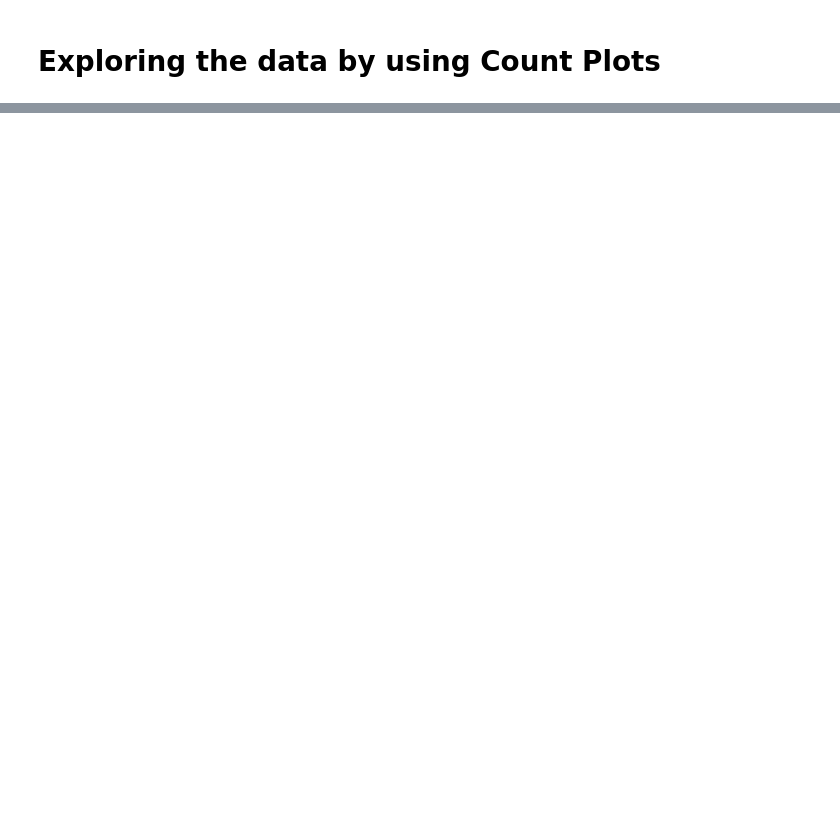
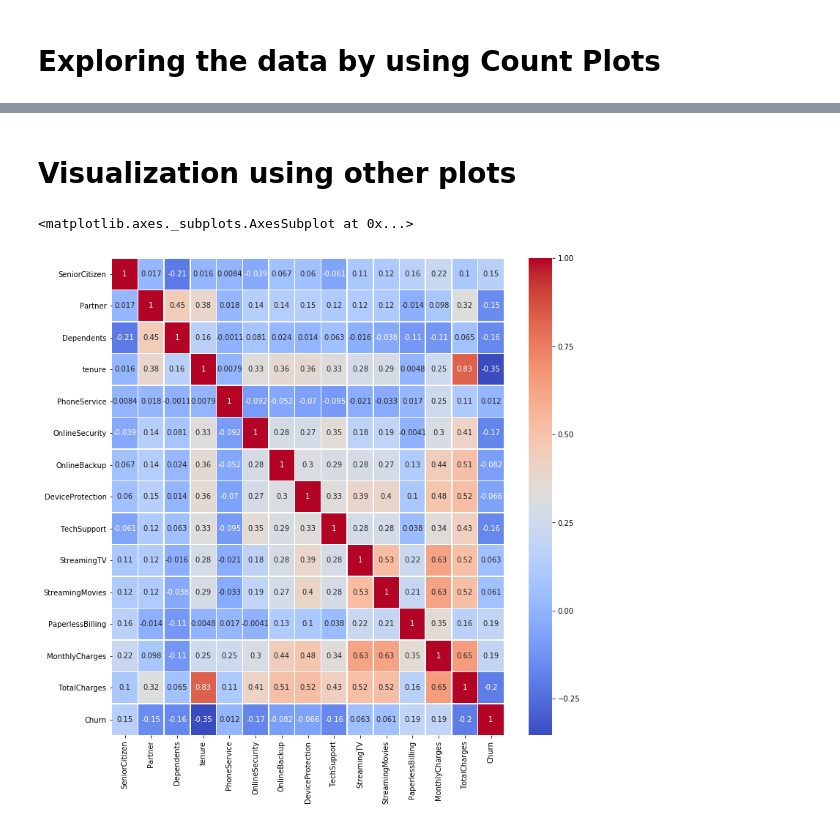
Before and after one commit to aadideshpande/Exploratory-Data-Analysis-of-Telco-Churn-dataset, a Jupyter notebook: eda-1.ipynb, the cells around one changed output, grey strips where cells are left out. Drawn from its saved outputs; the diff is of its cells as text; code cells hidden in the pictures; blank space fills up the shorter version.

```diff
--- a/eda-1.ipynb
+++ b/eda-1.ipynb
@@ -140,0 +269,8 @@ print('% of churners are ' , round(y/7032 * 100,2))
+# %% [markdown]
+# Visualization using other plots
+# %%
+plt.rcParams['figure.figsize'] = [12, 12]
+sns.heatmap(tdata.corr(),annot=True, cmap='coolwarm', linewidth = .5)
+# %% [output]
+<matplotlib.axes._subplots.AxesSubplot at 0x...>
+[figure, added]
```
Also changed, not shown: parts of 39 cells of this notebook.
